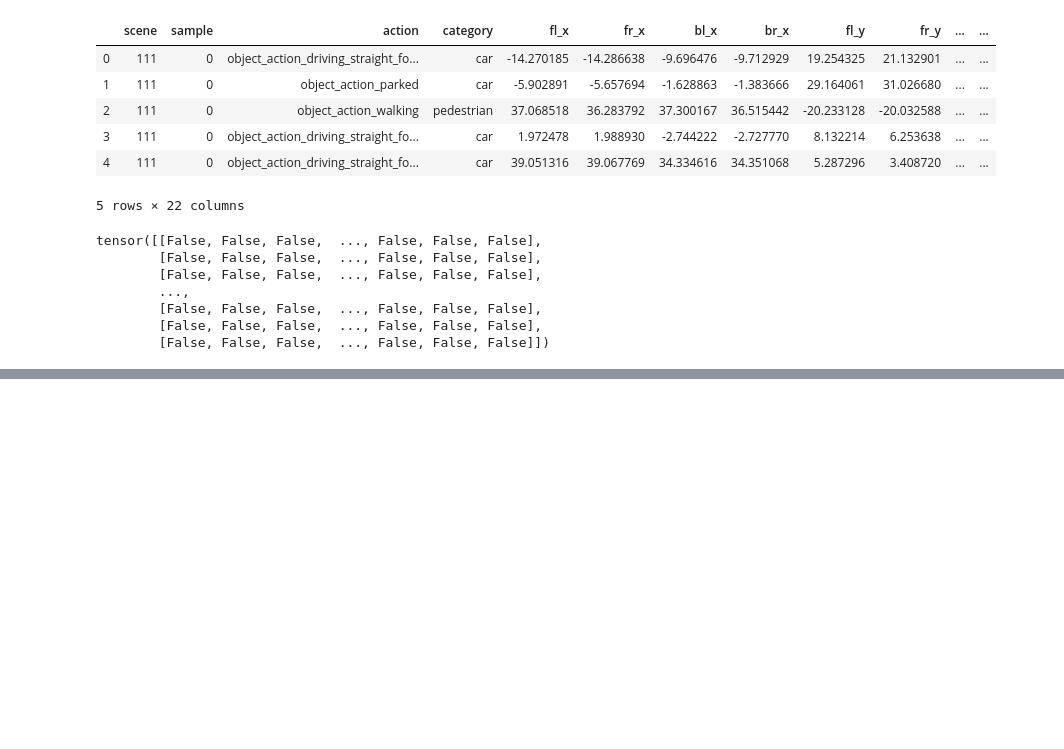
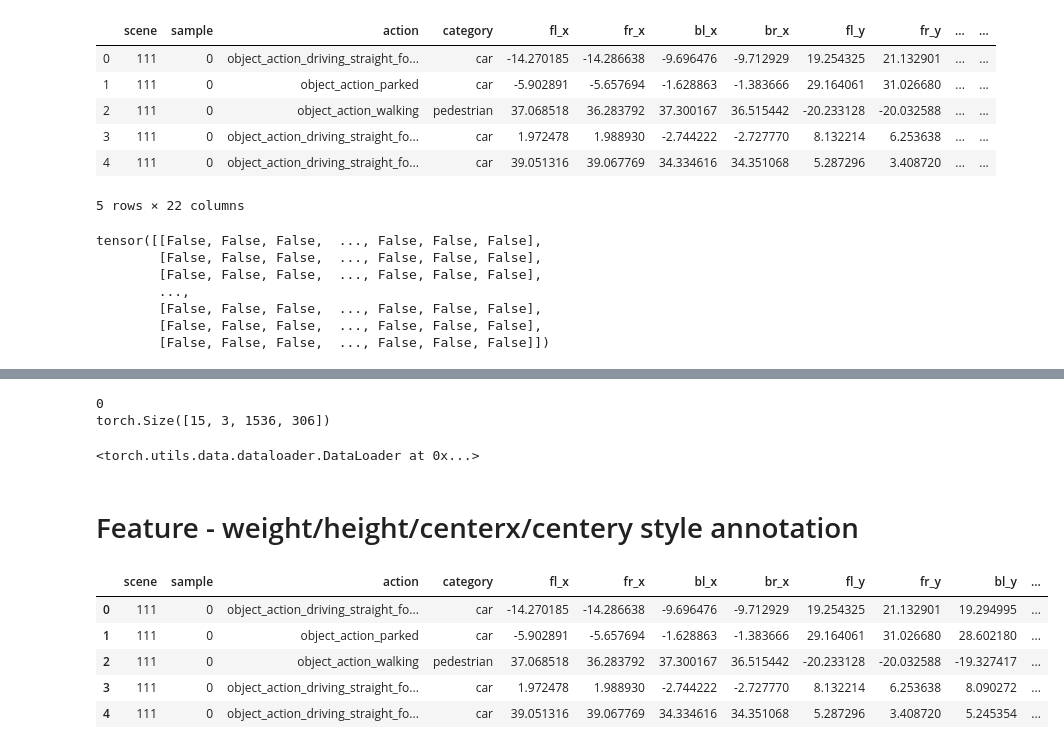
Before and after one commit to jingqian95/DeepLearning2020, a Jupyter notebook: code/random works.ipynb, the cells around one changed output, grey strips where cells are left out. Drawn from its saved outputs; the diff is of its cells as text; code cells hidden in the pictures; blank space fills up the shorter version.

```diff
--- a/code/random works.ipynb
+++ b/code/random works.ipynb
@@ -441,0 +403,16 @@ tensor([[False, False, False,  ..., False, False, False],
+# %%
+progress_bar = tqdm(trainloader)
+for iter, data in enumerate(progress_bar):
+    print(iter)
+    sample_cat, sample, target, road_image, extra = data
+    print(torch.stack(sample_cat).shape)
+    break
+# %% [output]
+0
+torch.Size([15, 3, 1536, 306])
+# %%
+trainloader
+# %% [output]
+<torch.utils.data.dataloader.DataLoader at 0x...>
+# %% [markdown]
+# Feature - weight/height/centerx/centery style annotation
@@ -441,0 +428,9 @@ tensor([[False, False, False,  ..., False, False, False],
+# %%
+anno.head()
+# %% [output]
+|  | scene | sample | action | category | fl_x | fr_x | bl_x | br_x | fl_y | fr_y | bl_y | ... |
+| 0 | 111 | 0 | object_action_driving_straight_fo... | car | -14.270185 | -14.286638 | -9.696476 | -9.712929 | 19.254325 | 21.132901 | 19.294995 | ... |
+| 1 | 111 | 0 | object_action_parked | car | -5.902891 | -5.657694 | -1.628863 | -1.383666 | 29.164061 | 31.026680 | 28.602180 | ... |
+| 2 | 111 | 0 | object_action_walking | pedestrian | 37.068518 | 36.283792 | 37.300167 | 36.515442 | -20.233128 | -20.032588 | -19.327417 | ... |
+| 3 | 111 | 0 | object_action_driving_straight_fo... | car | 1.972478 | 1.988930 | -2.744222 | -2.727770 | 8.132214 | 6.253638 | 8.090272 | ... |
+| 4 | 111 | 0 | object_action_driving_straight_fo... | car | 39.051316 | 39.067769 | 34.334616 | 34.351068 | 5.287296 | 3.408720 | 5.245354 | ... |
```
Also changed, not shown: parts of 35 cells of this notebook, 4 other files.
